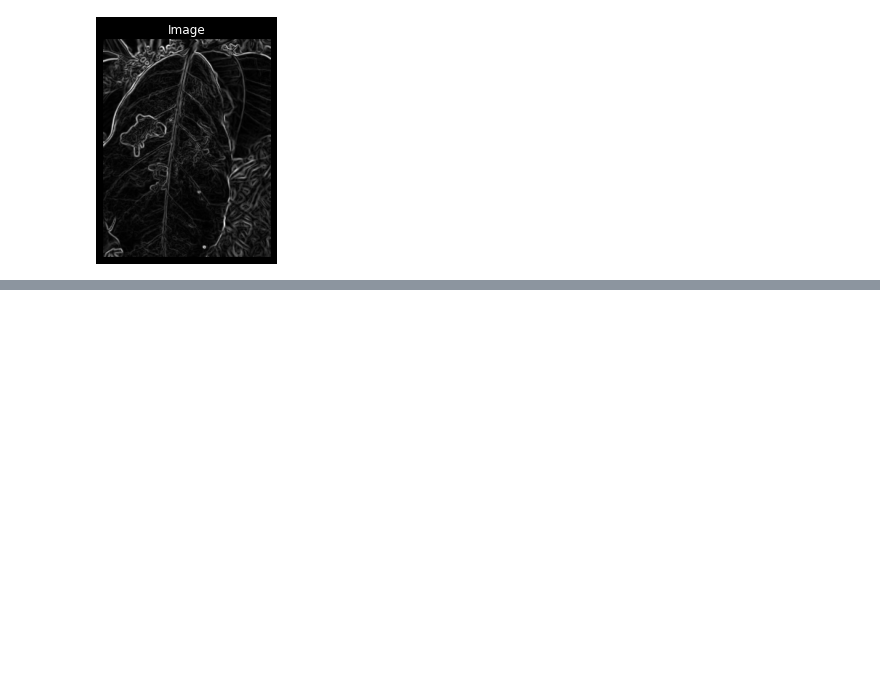
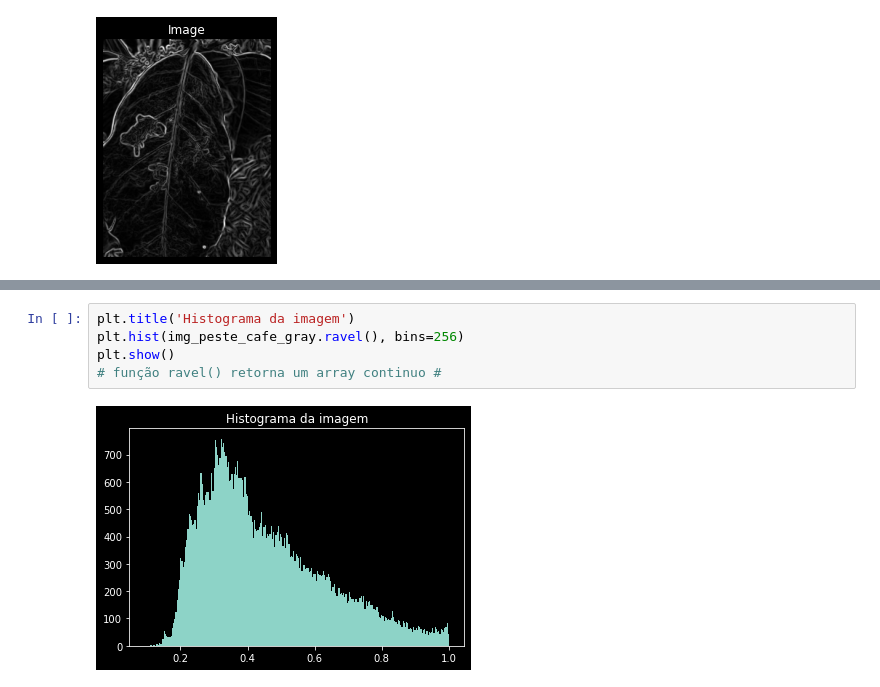
Before and after one commit to renan-lemes/python_labs, a Jupyter notebook: ProcessingImage/img.ipynb, the cells around one changed output, grey strips where cells are left out. Saved outputs shown, nothing was run; the diff lists cells and outputs as text; blank space fills up the shorter version.

```diff
--- a/ProcessingImage/img.ipynb
+++ b/ProcessingImage/img.ipynb
@@ -184,0 +191,7 @@ show_image(sobel_img)
+# %%
+plt.title('Histograma da imagem')
+plt.hist(img_peste_cafe_gray.ravel(), bins=256)
+plt.show()
+# função ravel() retorna um array continuo #
+# %% [output]
+[figure, added]
```
Also changed, not shown: parts of 4 cells of this notebook.
